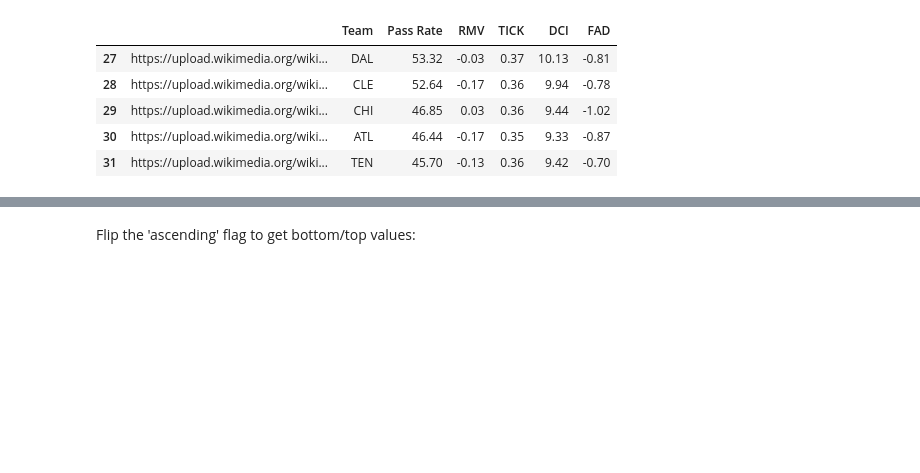
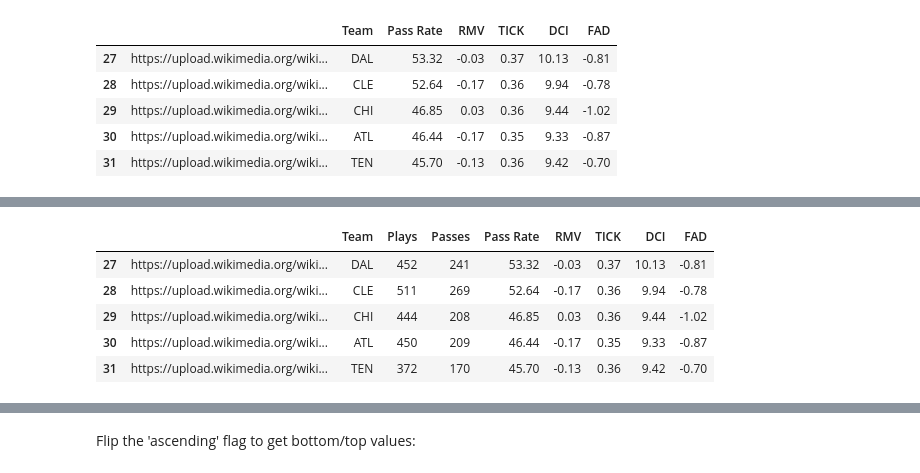
Before and after one commit to meagvo/NFL_BDB2025, a Jupyter notebook: pred-nov8-working.ipynb, the cells around one changed output, grey strips where cells are left out. Saved outputs shown, nothing was run; the diff lists cells and outputs as text; code cells hidden in the pictures; blank space fills up the shorter version.

```diff
--- a/pred-nov8-working.ipynb
+++ b/pred-nov8-working.ipynb
@@ -784,5 +745,5 @@ def highlight_row(row):
     else:
         return [''] * len(row)
 # %%
-leaderboard2['composite']=(leaderboard2['DCI'])/(leaderboard2['RMV'])
-leaderboard2
+#leaderboard2['composite']=(leaderboard2['DCI'])/(leaderboard2['RMV'])
+#leaderboard2
@@ -910,3 +853,12 @@ display(HTML(leaderboard2.drop(columns=['Plays','Passes']).tail(5).sort_values(b
 ).apply(b_g,ind=[8,7,5,1,30],cmap='coolwarm',subset=['Pass Rate', 'RMV', 'TICK', 'DCI', 'FAD']).applymap(lambda x: 'color: black').applymap(lambda y: 'background-color: white',subset=[" ", "Team"]).format({"Pass Rate" :  "{:.2f}%", " ":path_to_image_html, "RMV": "{:.2f}", "TICK": "{:.2f}", "DCI": "{:.2f}","FAD": "{:.2f}"}).hide_index().applymap(lambda u: 'font-weight: bold').set_table_attributes("style='display:inline'") .set_caption("Top 5 a.nd Bottom 5 Teams by Pass Rate").to_html(escape=False)))
 # %% [output]
 [interactive output not drawn]
+# %%
+leaderboard2.tail(5)
+# %% [output]
+|  |  | Team | Plays | Passes | Pass Rate | RMV | TICK | DCI | FAD |
+| 27 | https://upload.wikimedia.org/wiki... | DAL | 452 | 241 | 53.32 | -0.03 | 0.37 | 10.13 | -0.81 |
+| 28 | https://upload.wikimedia.org/wiki... | CLE | 511 | 269 | 52.64 | -0.17 | 0.36 | 9.94 | -0.78 |
+| 29 | https://upload.wikimedia.org/wiki... | CHI | 444 | 208 | 46.85 | 0.03 | 0.36 | 9.44 | -1.02 |
+| 30 | https://upload.wikimedia.org/wiki... | ATL | 450 | 209 | 46.44 | -0.17 | 0.35 | 9.33 | -0.87 |
+| 31 | https://upload.wikimedia.org/wiki... | TEN | 372 | 170 | 45.70 | -0.13 | 0.36 | 9.42 | -0.70 |
```
Also changed, not shown: parts of 9 cells of this notebook.
